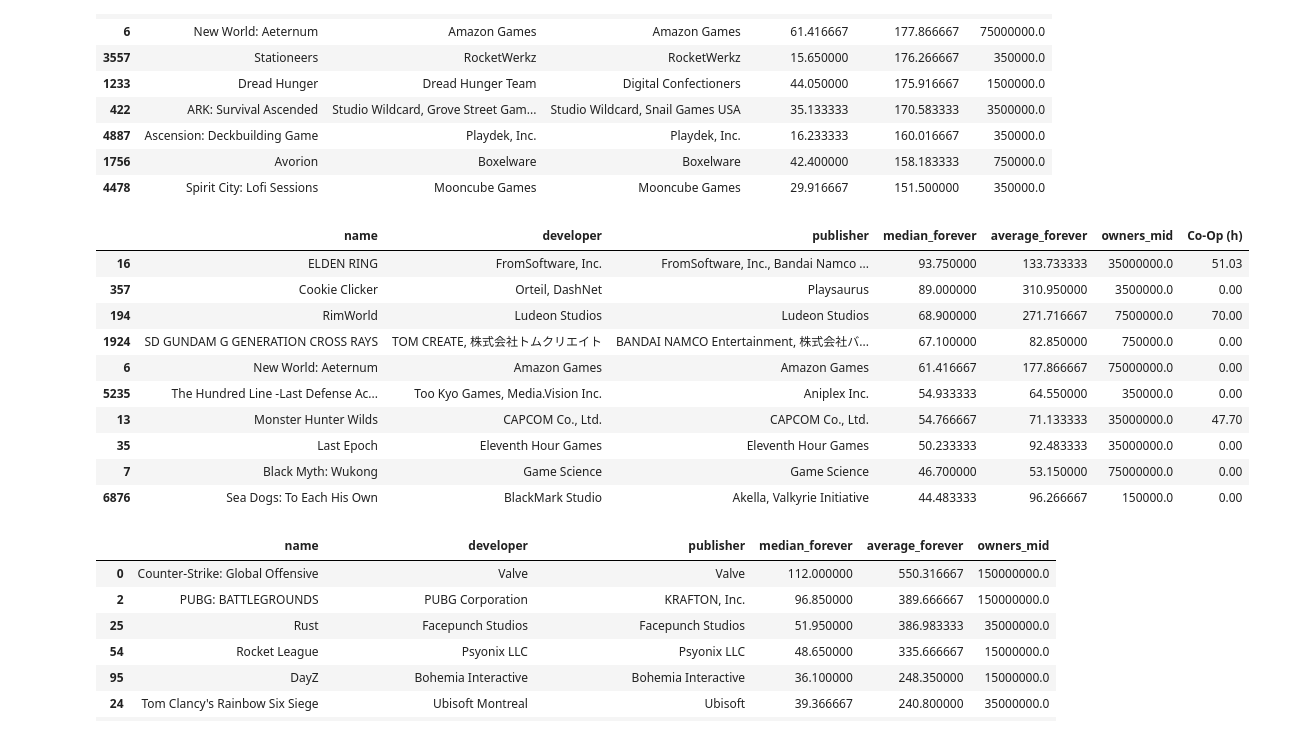
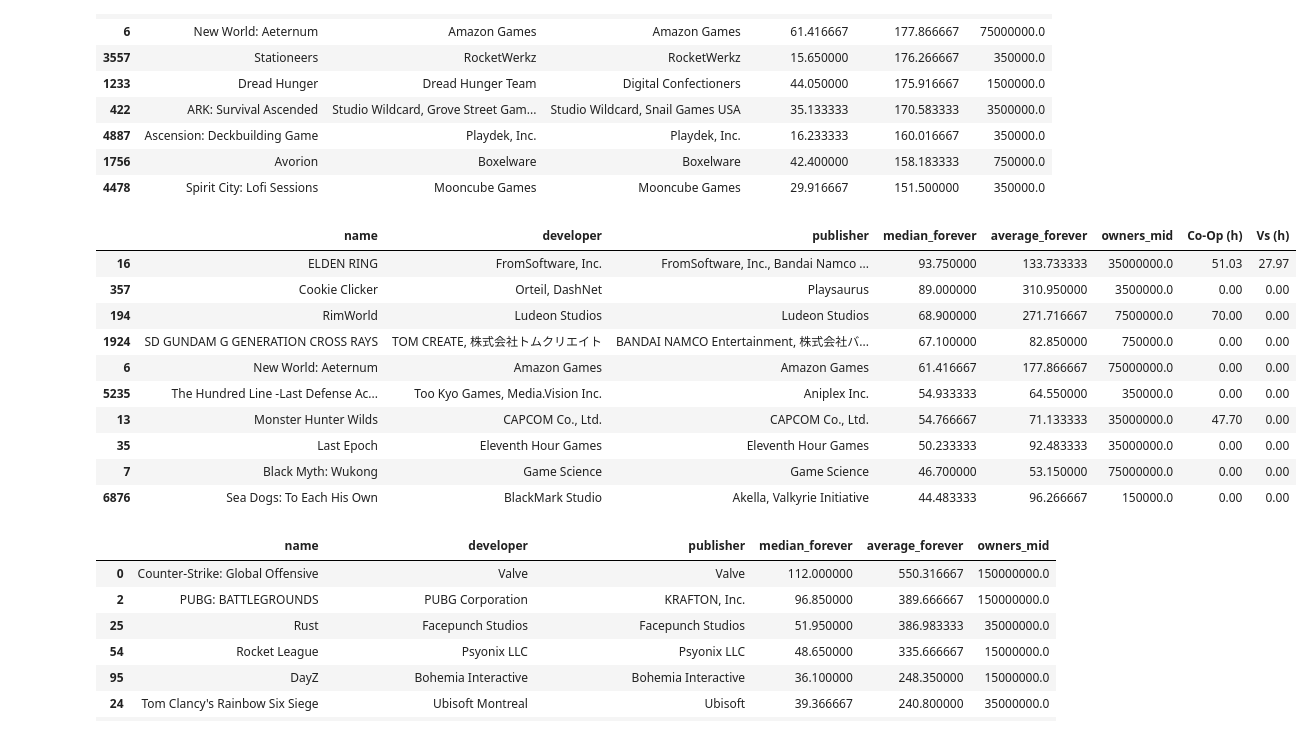
Before and after one commit to AbdullahMushtaq27100324/Data-Science-Course-Project, a Jupyter notebook: Games.ipynb, the cells around one changed output. Cells and saved outputs as stored; diff of their text form; code cells hidden in the pictures.

```diff
--- a/Games.ipynb
+++ b/Games.ipynb
@@ -523,19 +524,19 @@ single_player_df.sort_values(by='average_forever', ascending=False)[['name','dev
 | 1756 | Avorion | Boxelware | Boxelware | 42.400000 | 158.183333 | 750000.0 |
 | 4478 | Spirit City: Lofi Sessions | Mooncube Games | Mooncube Games | 29.916667 | 151.500000 | 350000.0 |
 # %%
-single_player_df.sort_values(by='median_forever', ascending=False)[['name','developer','publisher','median_forever','average_forever','owners_mid','Co-Op (h)']].head(10)
+single_player_df.sort_values(by='median_forever', ascending=False)[['name','developer','publisher','median_forever','average_forever','owners_mid','Co-Op (h)','Vs (h)']].head(10)
 # %% [output]
-|  | name | developer | publisher | median_forever | average_forever | owners_mid | Co-Op (h) |
-| 16 | ELDEN RING | FromSoftware, Inc. | FromSoftware, Inc., Bandai Namco ... | 93.750000 | 133.733333 | 35000000.0 | 51.03 |
-| 357 | Cookie Clicker | Orteil, DashNet | Playsaurus | 89.000000 | 310.950000 | 3500000.0 | 0.00 |
-| 194 | RimWorld | Ludeon Studios | Ludeon Studios | 68.900000 | 271.716667 | 7500000.0 | 70.00 |
-| 1924 | SD GUNDAM G GENERATION CROSS RAYS | TOM CREATE, 株式会社トムクリエイト | BANDAI NAMCO Entertainment, 株式会社バ... | 67.100000 | 82.850000 | 750000.0 | 0.00 |
-| 6 | New World: Aeternum | Amazon Games | Amazon Games | 61.416667 | 177.866667 | 75000000.0 | 0.00 |
-| 5235 | The Hundred Line -Last Defense Ac... | Too Kyo Games, Media.Vision Inc. | Aniplex Inc. | 54.933333 | 64.550000 | 350000.0 | 0.00 |
-| 13 | Monster Hunter Wilds | CAPCOM Co., Ltd. | CAPCOM Co., Ltd. | 54.766667 | 71.133333 | 35000000.0 | 47.70 |
-| 35 | Last Epoch | Eleventh Hour Games | Eleventh Hour Games | 50.233333 | 92.483333 | 35000000.0 | 0.00 |
-| 7 | Black Myth: Wukong | Game Science | Game Science | 46.700000 | 53.150000 | 75000000.0 | 0.00 |
-| 6876 | Sea Dogs: To Each His Own | BlackMark Studio | Akella, Valkyrie Initiative | 44.483333 | 96.266667 | 150000.0 | 0.00 |
+|  | name | developer | publisher | median_forever | average_forever | owners_mid | Co-Op (h) | Vs (h) |
+| 16 | ELDEN RING | FromSoftware, Inc. | FromSoftware, Inc., Bandai Namco ... | 93.750000 | 133.733333 | 35000000.0 | 51.03 | 27.97 |
+| 357 | Cookie Clicker | Orteil, DashNet | Playsaurus | 89.000000 | 310.950000 | 3500000.0 | 0.00 | 0.00 |
+| 194 | RimWorld | Ludeon Studios | Ludeon Studios | 68.900000 | 271.716667 | 7500000.0 | 70.00 | 0.00 |
+| 1924 | SD GUNDAM G GENERATION CROSS RAYS | TOM CREATE, 株式会社トムクリエイト | BANDAI NAMCO Entertainment, 株式会社バ... | 67.100000 | 82.850000 | 750000.0 | 0.00 | 0.00 |
+| 6 | New World: Aeternum | Amazon Games | Amazon Games | 61.416667 | 177.866667 | 75000000.0 | 0.00 | 0.00 |
+| 5235 | The Hundred Line -Last Defense Ac... | Too Kyo Games, Media.Vision Inc. | Aniplex Inc. | 54.933333 | 64.550000 | 350000.0 | 0.00 | 0.00 |
+| 13 | Monster Hunter Wilds | CAPCOM Co., Ltd. | CAPCOM Co., Ltd. | 54.766667 | 71.133333 | 35000000.0 | 47.70 | 0.00 |
+| 35 | Last Epoch | Eleventh Hour Games | Eleventh Hour Games | 50.233333 | 92.483333 | 35000000.0 | 0.00 | 0.00 |
+| 7 | Black Myth: Wukong | Game Science | Game Science | 46.700000 | 53.150000 | 75000000.0 | 0.00 | 0.00 |
+| 6876 | Sea Dogs: To Each His Own | BlackMark Studio | Akella, Valkyrie Initiative | 44.483333 | 96.266667 | 150000.0 | 0.00 | 0.00 |
 # %%
 multiplayer_df.sort_values(by='average_forever', ascending=False)[['name','developer','publisher','median_forever','average_forever','owners_mid']].head(10)
 # %% [output]
```
Also changed, not shown: parts of 12 cells of this notebook, 2 other files.
